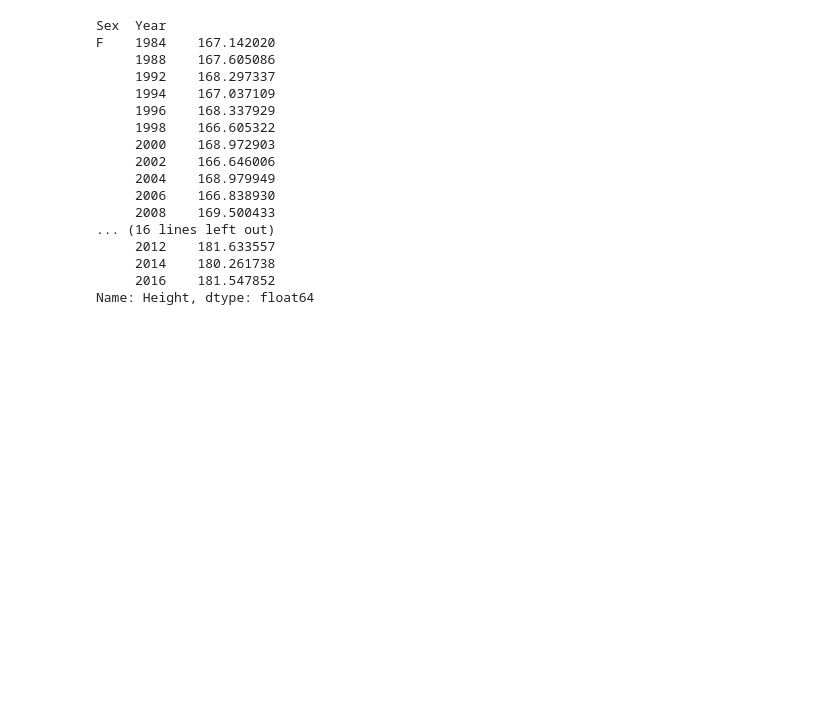
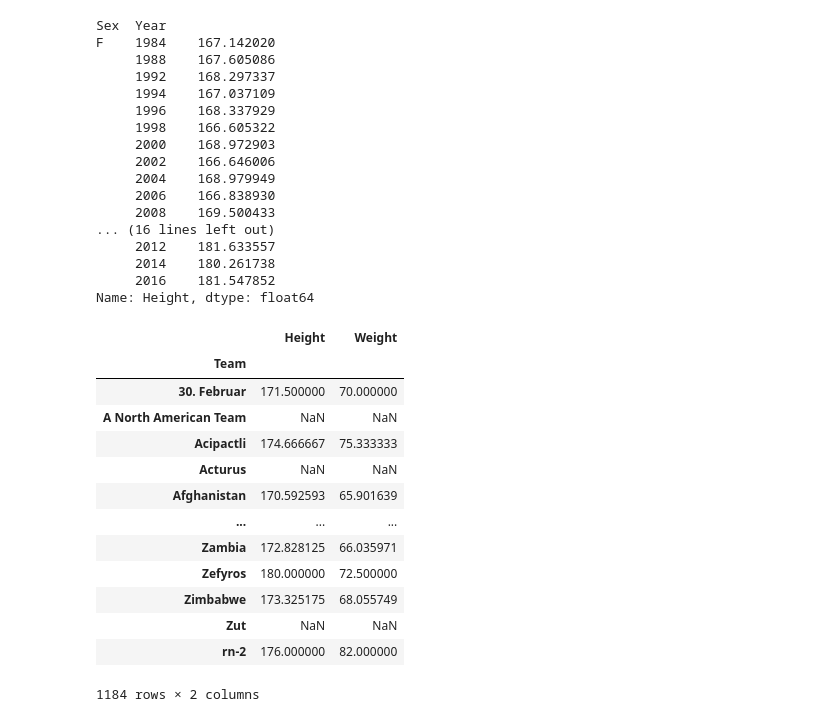
Before and after one commit to opagani/2024-08Aug-21-grouping, a Jupyter notebook: LernerPython - 2024-08Aug-21-grouping.ipynb, the cells around one changed output. Saved outputs shown, nothing was run; the diff lists cells and outputs as text; code cells hidden in the pictures; blank space fills up the shorter version.

```diff
--- a/LernerPython - 2024-08Aug-21-grouping.ipynb
+++ b/LernerPython - 2024-08Aug-21-grouping.ipynb
@@ -400,3 +400,20 @@ F    1984    167.142020
      2014    180.261738
      2016    181.547852
 Name: Height, dtype: float64
+# %%
+df.groupby('Team')[['Height', 'Weight']].mean()
+# %% [output]
+|  | Height | Weight |
+| Team |  |  |
+| 30. Februar | 171.500000 | 70.000000 |
+| A North American Team | NaN | NaN |
+| Acipactli | 174.666667 | 75.333333 |
+| Acturus | NaN | NaN |
+| Afghanistan | 170.592593 | 65.901639 |
+| ... | ... | ... |
+| Zambia | 172.828125 | 66.035971 |
+| Zefyros | 180.000000 | 72.500000 |
+| Zimbabwe | 173.325175 | 68.055749 |
+| Zut | NaN | NaN |
+| rn-2 | 176.000000 | 82.000000 |
+1184 rows × 2 columns
```
Also changed, not shown: parts of 1 cell of this notebook.
